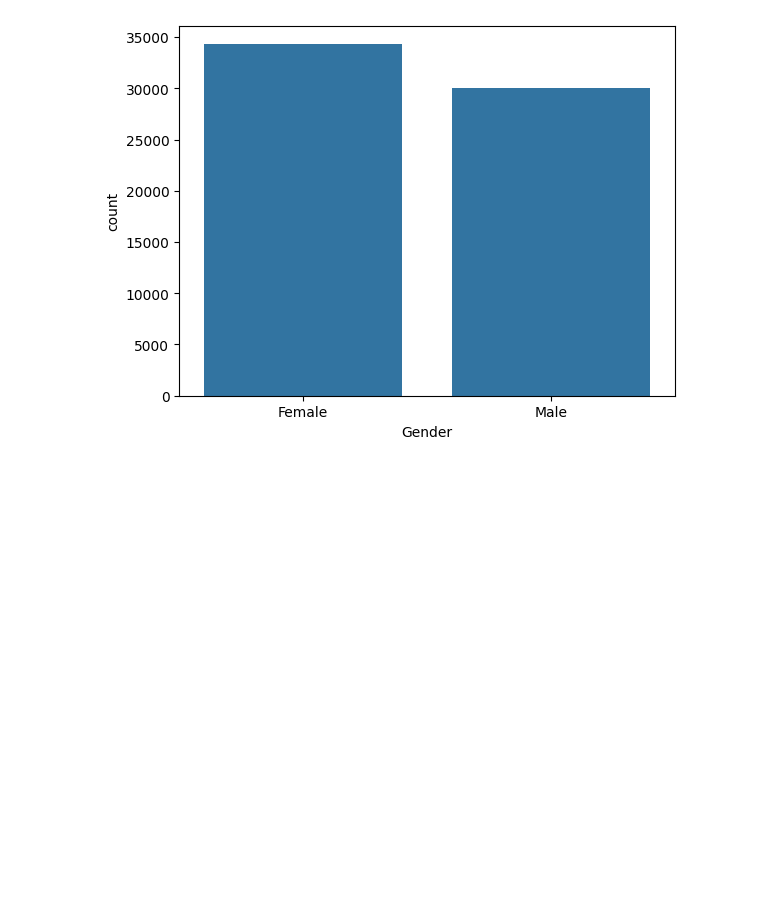
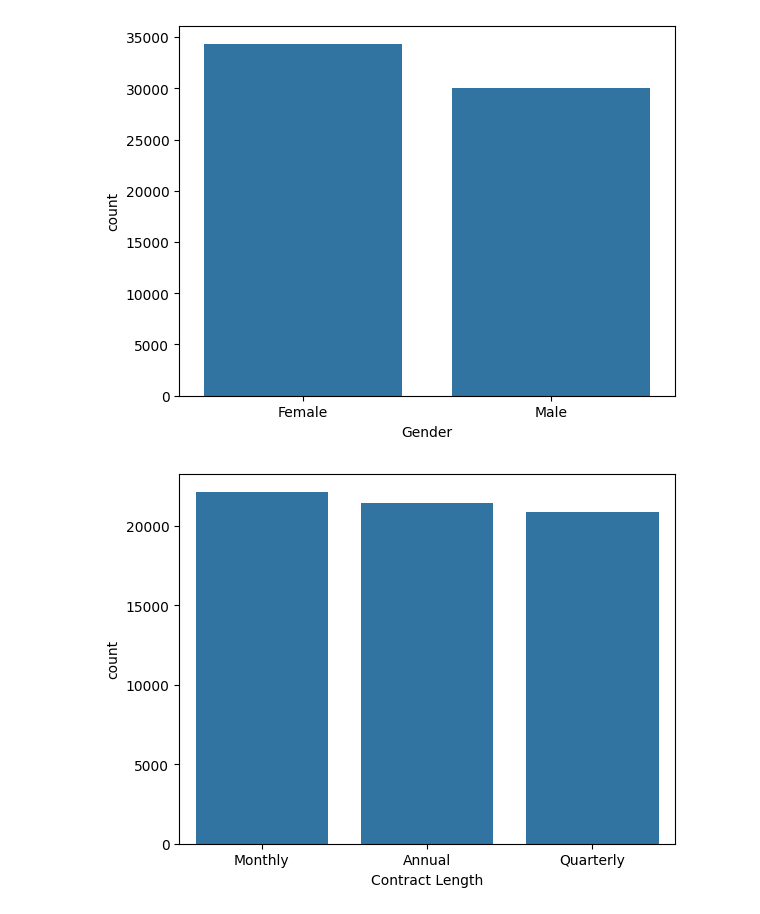
Before and after one commit to vinayvashishat/Customer-Churn-Analysis, a Jupyter notebook: Untitled8.ipynb, the cells around one changed output. Drawn from its saved outputs; the diff is of its cells as text; code cells hidden in the pictures; blank space fills up the shorter version.

```diff
--- a/Untitled8.ipynb
+++ b/Untitled8.ipynb
@@ -72,3 +72,7 @@ dtype: int64
 df=sns.countplot(x="Gender",data=df)
 # %% [output]
 [figure]
+# %%
+df=sns.countplot(x="Contract Length",data=df)
+# %% [output]
+[figure, added]
```
Also changed, not shown: parts of 2 cells of this notebook.
